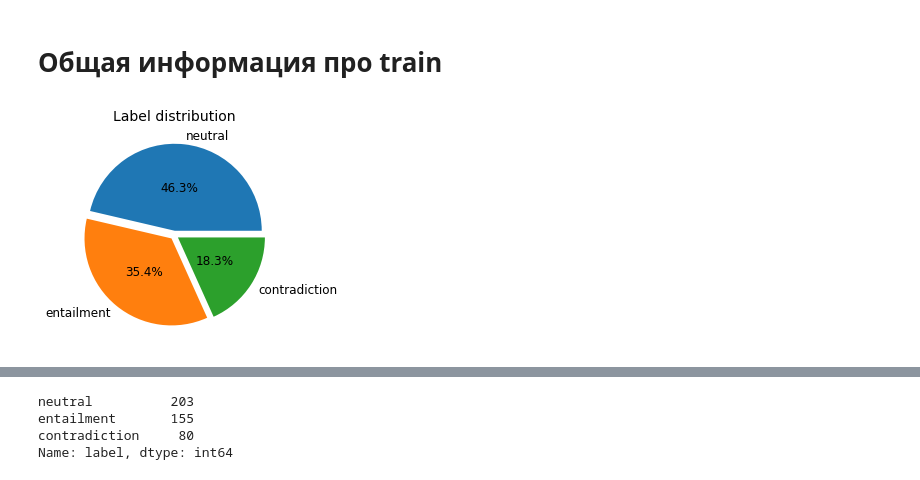
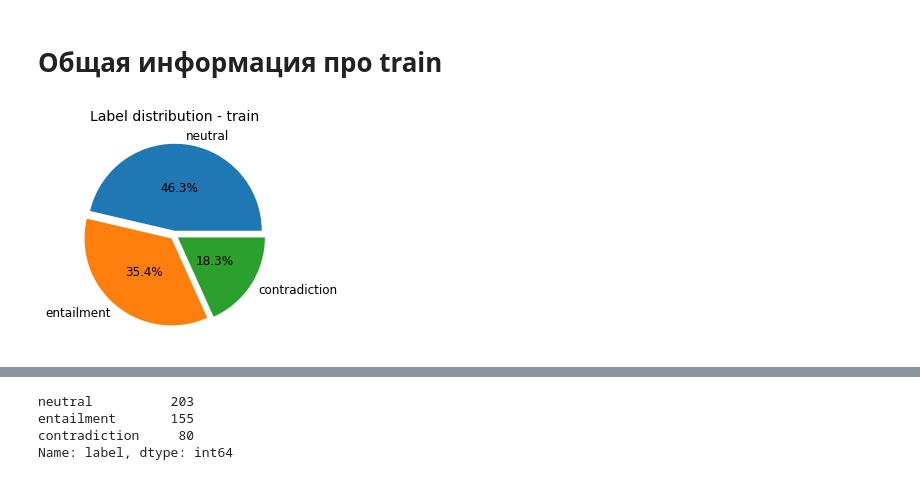
Before and after one commit to tatiana-iazykova/2020_HACK_RUSSIANSUPERGLUE, a Jupyter notebook: RSG_RCB.ipynb, the cells around one changed output, grey strips where cells are left out. Cells and saved outputs as stored; diff of their text form; code cells hidden in the pictures.

```diff
--- a/RSG_RCB.ipynb
+++ b/RSG_RCB.ipynb
@@ -115,8 +118,8 @@ df_en = handler_en.to_pandas()
 # Общая информация про train
 # %%
 import matplotlib.pyplot as plt
-plt.title('Label distribution', fontsize=14)
+plt.title('Label distribution - train', fontsize=14)
 plt.pie(df['label'].value_counts(), autopct="%.1f%%", explode=[0.05]*3, labels=df['label'].value_counts().keys(), pctdistance=0.5, textprops = dict(fontsize = 12))
 plt.show()
 # %% [output]
-[figure, old version]
+[figure, new version]
```
Also changed, not shown: parts of 12 cells of this notebook.
